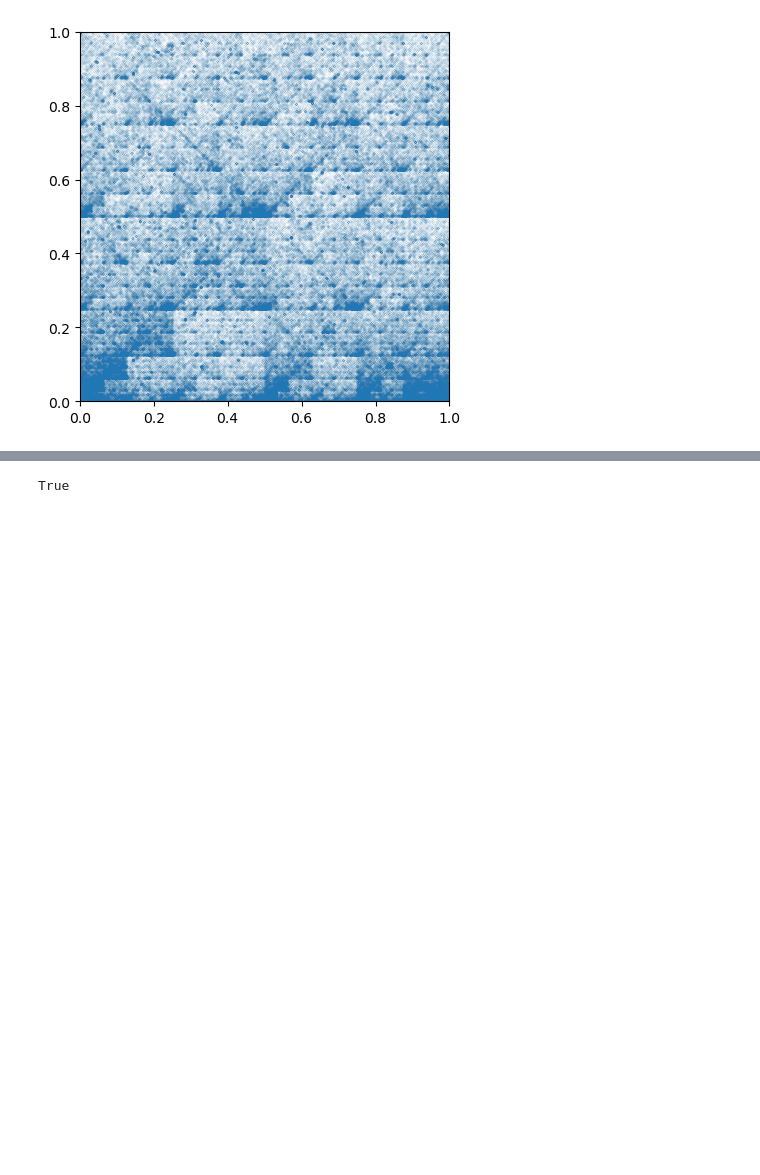
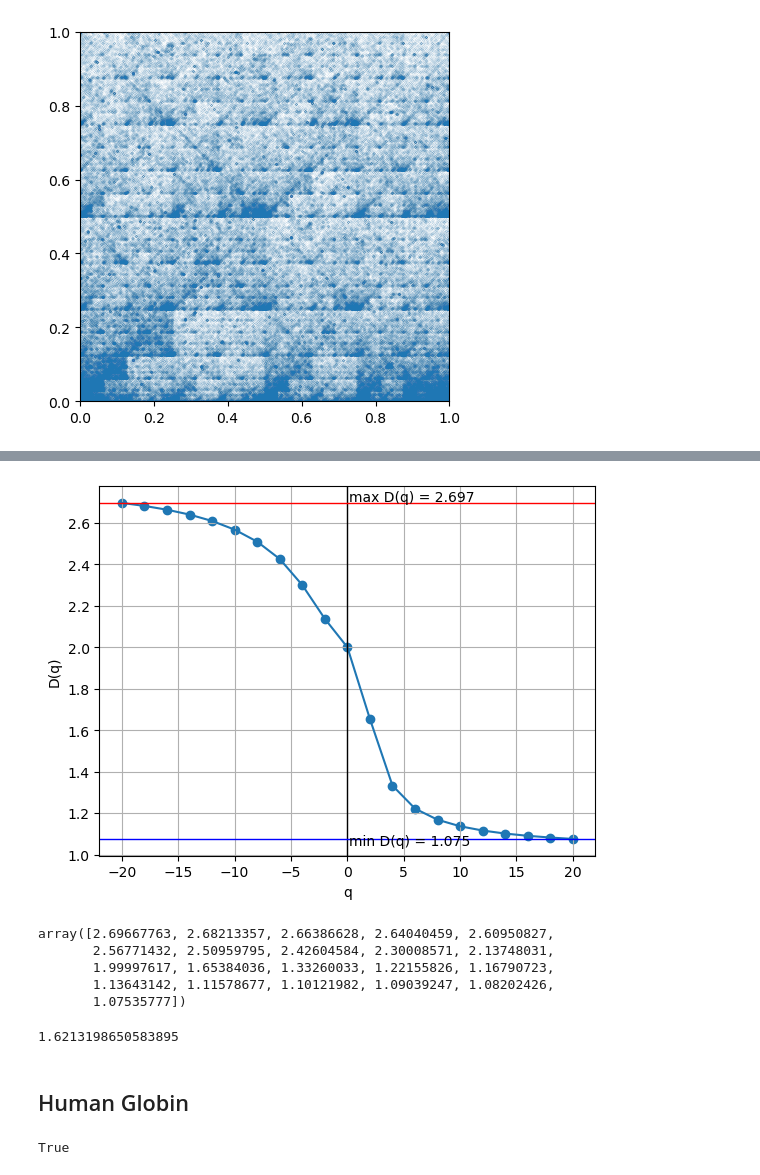
Before and after one commit to DiegoFLM/Analysis-of-microbial-genomes--MFA-GC-content-lifestyle-and-human-microbiome, a Jupyter notebook: notebooks_and_info/MFA_code/cgr_nb.ipynb, the cells around one changed output, grey strips where cells are left out. Drawn from its saved outputs; the diff is of its cells as text; code cells hidden in the pictures; blank space fills up the shorter version.

```diff
--- a/notebooks_and_info/MFA_code/cgr_nb.ipynb
+++ b/notebooks_and_info/MFA_code/cgr_nb.ipynb
@@ -219,3 +227,23 @@ MFA.cgr_tuples_plot(MFA.cgr_tuples(seq_c_elegans), 0.001)
+# %%
+D_q_vals_c_elegans, r_squared_vals_c_elegans = mfa_c_elegans.calc_Dq(
+    epsilon_range_c_elegans, q_range_c_elegans, plot_log_i_log_e = False)
+# %% [output]
+[figure, added]
+# %%
+D_q_vals_c_elegans
+# %% [output]
+array([2.69667763, 2.68213357, 2.66386628, 2.64040459, 2.60950827,
+       2.56771432, 2.50959795, 2.42604584, 2.30008571, 2.13748031,
+       1.99997617, 1.65384036, 1.33260033, 1.22155826, 1.16790723,
+       1.13643142, 1.11578677, 1.10121982, 1.09039247, 1.08202426,
+       1.07535777])
+# %%
+delta_Dq_c_elegans = np.max(D_q_vals_c_elegans) - np.min(D_q_vals_c_elegans)
+delta_Dq_c_elegans
+# %% [output]
+1.6213198650583895
+# %% [markdown]
+## Human Globin
 # %%
 PATH_H_GLOBIN = (PATH_DATA / 'temp' / 'genomes'
                  / 'human_globin' / 'human_globin.txt')
```
Also changed, not shown: parts of 22 cells of this notebook, 1 other file.
